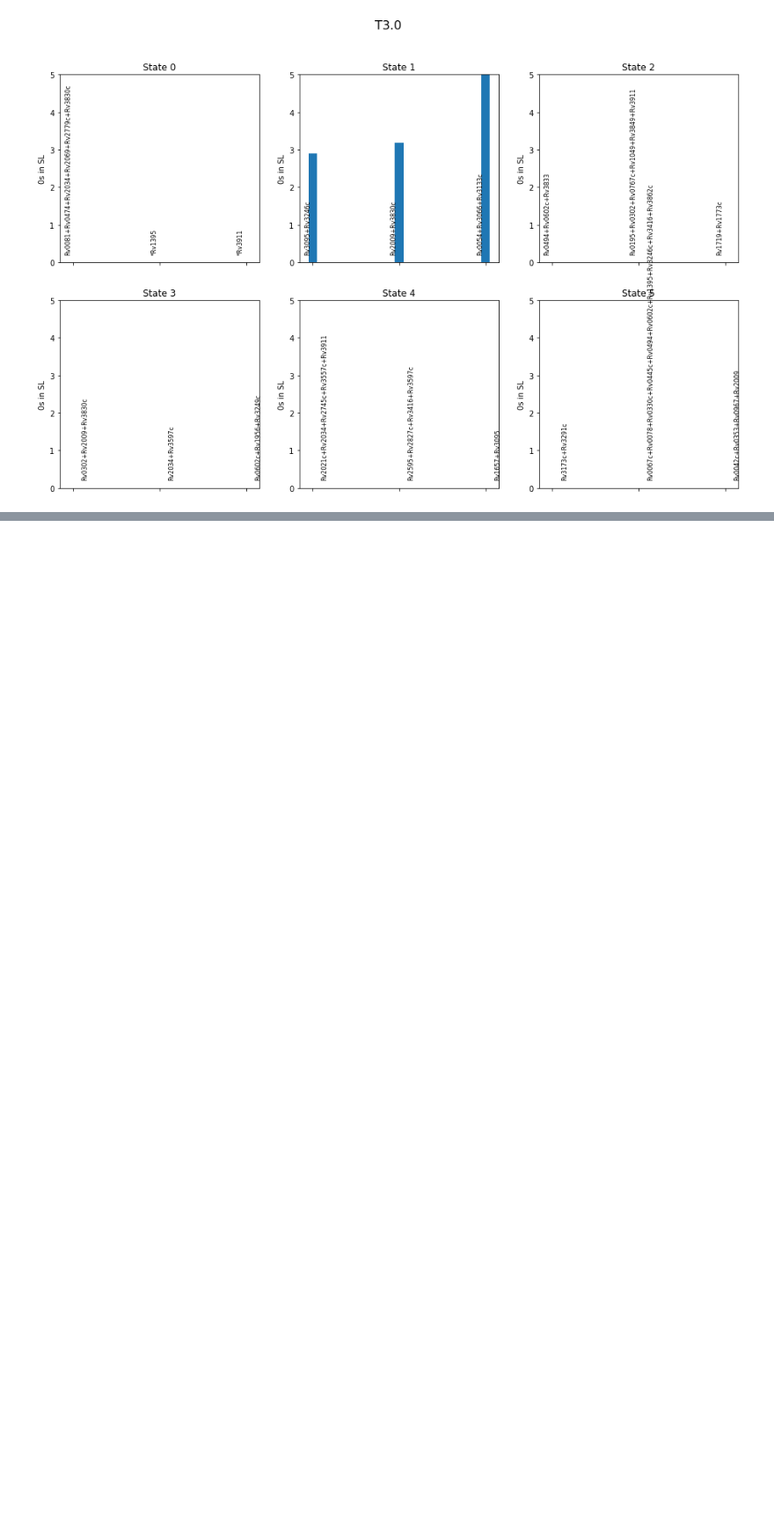
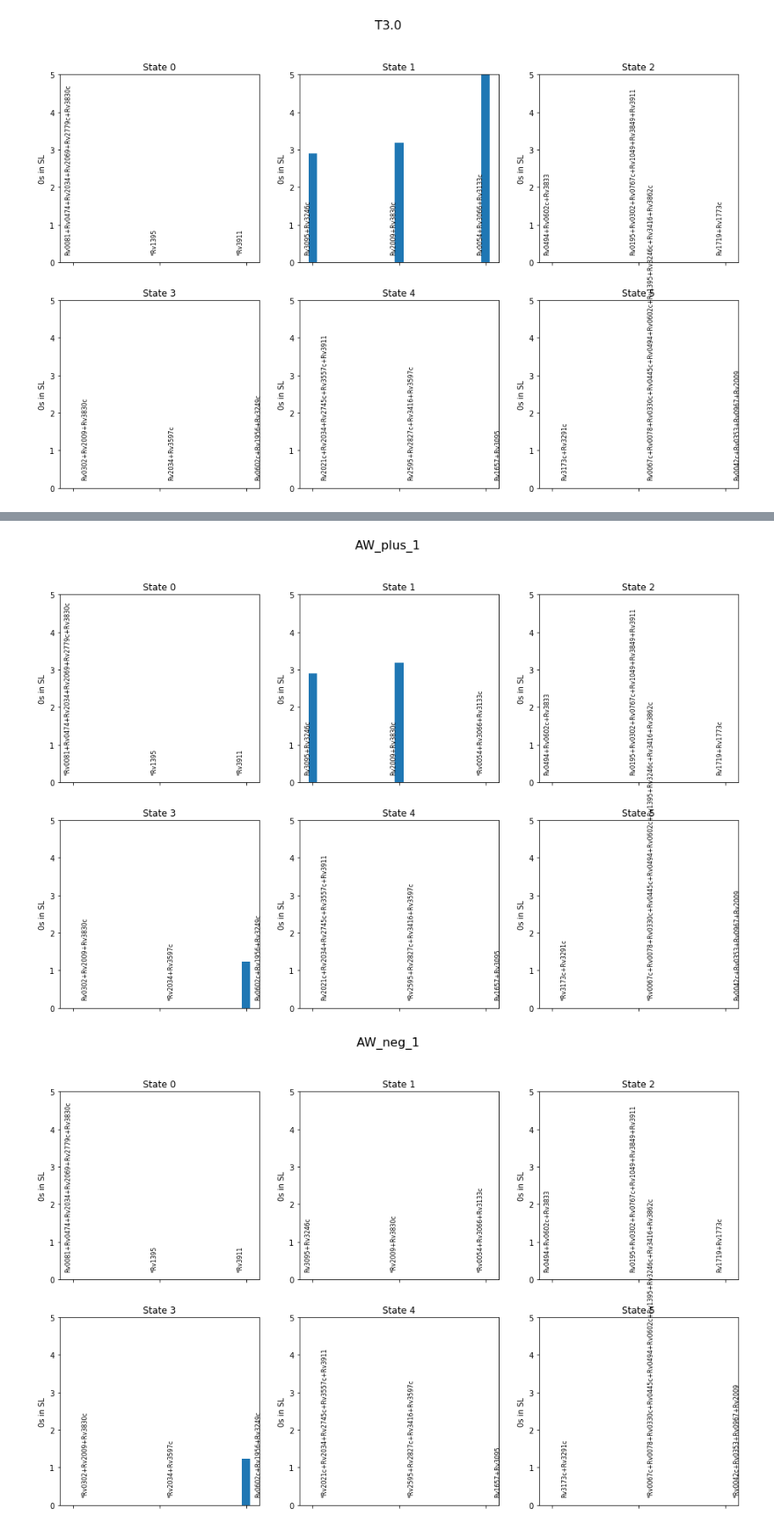
Before and after one commit to uwescience/xstate, a Jupyter notebook: notebooks/Feature Set Collections.ipynb, the cells around one changed output, grey strips where cells are left out. Shown at 88% size. Drawn from its saved outputs; the diff is of its cells as text; code cells hidden in the pictures; blank space fills up the shorter version.

```diff
--- a/notebooks/Feature Set Collections.ipynb
+++ b/notebooks/Feature Set Collections.ipynb
@@ -0,0 +53,5 @@
+# %%
+DF_AM = transform_data.trinaryReadsDF(
+    csv_file="AM_MDM_Mtb_transcripts_DEseq.csv", is_time_columns=False).T
+DF_AW = transform_data.trinaryReadsDF(
+"AW_plus_v_AW_neg_Mtb_transcripts_DEseq.csv", is_time_columns=False).T
@@ -81,0 +204,7 @@ fullProfile(ser_X, title=instance)
+# %%
+for instance in DF_AW.index:
+    ser_X = DF_AW.loc[instance]
+    fullProfile(ser_X, title=instance)
+# %% [output]
+[figure, added]
+[figure, added]
```
Also changed, not shown: parts of 24 cells of this notebook, 6 other files.
